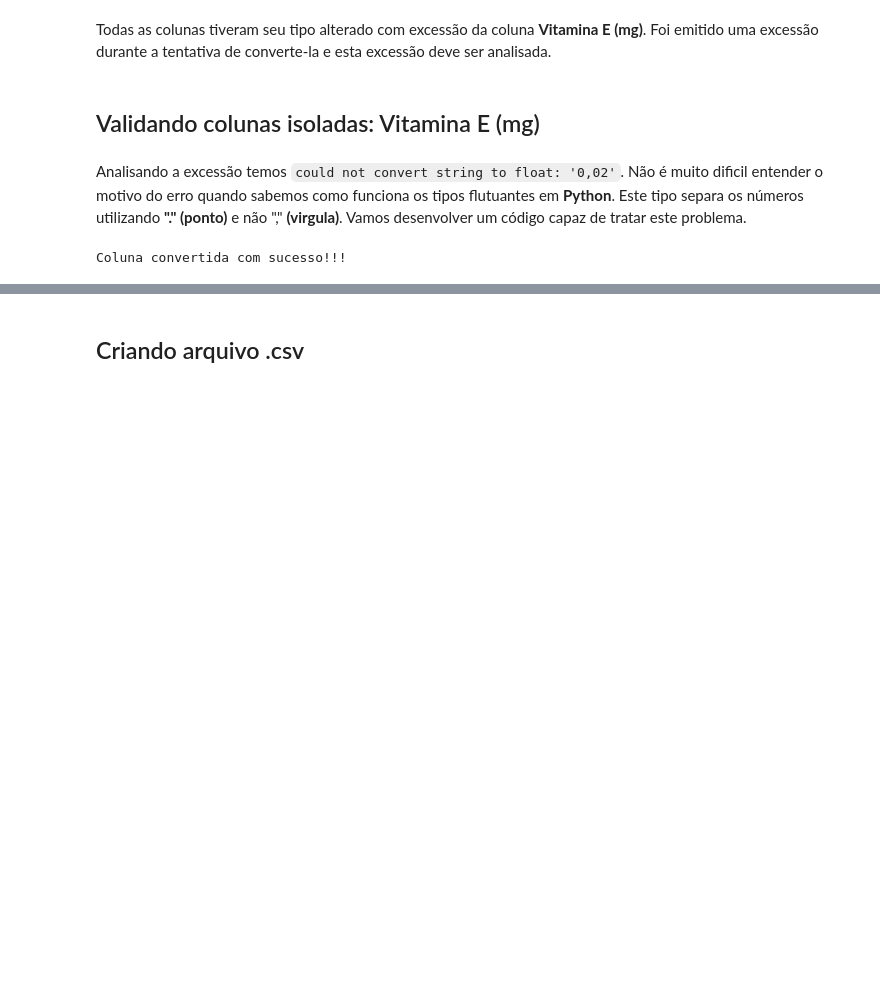
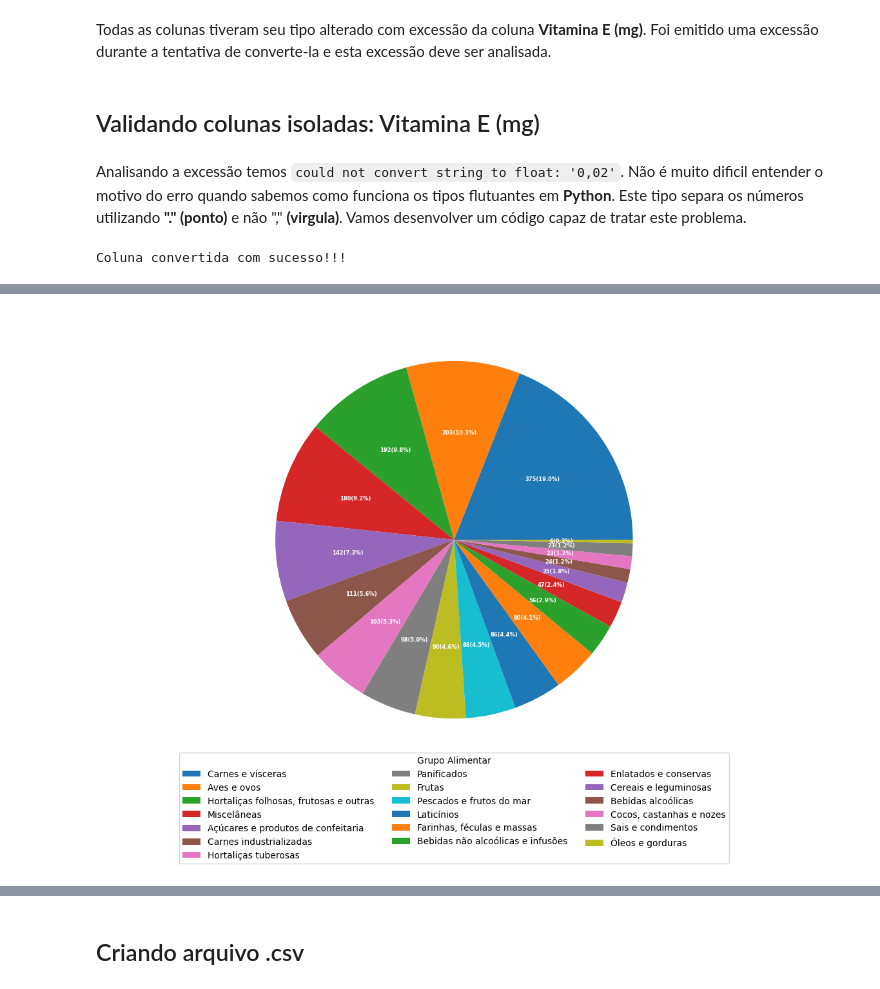
Before and after one commit to LucaseNogueira/ClassificarAlimentosData, a Jupyter notebook: notebook/pre_processamento_taco.ipynb, the cells around one changed output, grey strips where cells are left out. Drawn from its saved outputs; the diff is of its cells as text; code cells hidden in the pictures; blank space fills up the shorter version.

```diff
--- a/notebook/pre_processamento_taco.ipynb
+++ b/notebook/pre_processamento_taco.ipynb
@@ -87,7 +60,9 @@ Com a exclusão das colunas nós podemos verificar se existem inconformidades na
 # %% [markdown]
 Ambas as colunas são categoricas, semelhantes a enumeradores na programação ou hash-maps que possuem código e descrição (porém neste caso só importa o código). Já sabemos que elas são numéricas mas não sabemos os valores destas colunas. Vamos verificar
 # %%
-for col in ['Código da preparação', 'Grupo Alimentar']:
+#for col in ['Código da preparação', 'Código Grupo Alimentar']:
+#for col in ['Grupo Alimentar']:
+for col in ['Código da preparação']:
   print(f"Coluna: {col}")
   print(df[col].unique())
   print("-"*30)
@@ -419,0 +425,2 @@ memory usage: 600.7 KB
+# %%
+df['Vitamina D (mcg)'].replace('-', '0', inplace=True)
@@ -419,0 +432,2 @@ memory usage: 600.7 KB
+# %%
+df['Vitamina D (mcg)'] = df['Vitamina D (mcg)'].astype('float64')
@@ -419,0 +791,14 @@ memory usage: 600.7 KB
+# %%
+def qtda_perc_format(pct, data_series):
+  absolute = int(pct/100.*np.sum(data_series))
+  return "{:d}({:.1f}%)".format(absolute, pct)
+# %%
+df_count = df.value_counts('Grupo Alimentar')
+
+fig, ax = plt.subplots(figsize=(9,9), subplot_kw=dict(aspect="equal"))
+wedges, text, autotext = ax.pie(df_count, labels=df_count.index, autopct=lambda pct: qtda_perc_format(pct, df_count), textprops=dict(color="w"))
+ax.legend(wedges,df_count.index, title="Grupo Alimentar", loc="center", bbox_to_anchor=(0.5, -0.1), ncol=3)
+plt.setp(autotext, size=6, weight="bold")
+plt.show()
+# %% [output]
+[figure, added]
```
Also changed, not shown: parts of 72 cells of this notebook, 4 other files.
